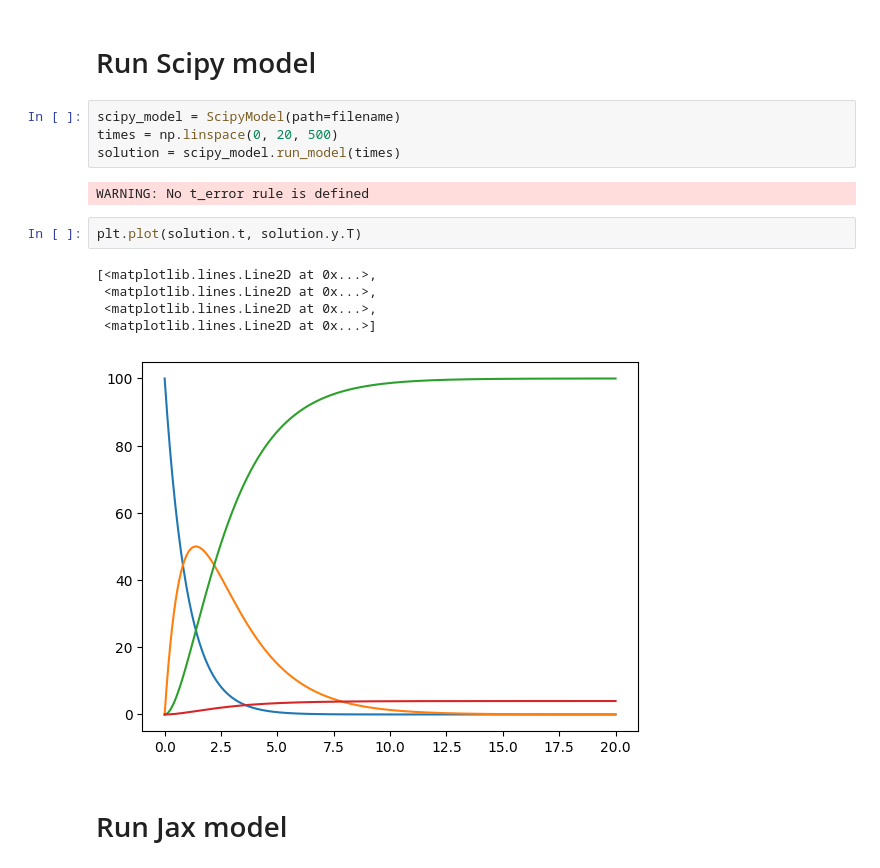
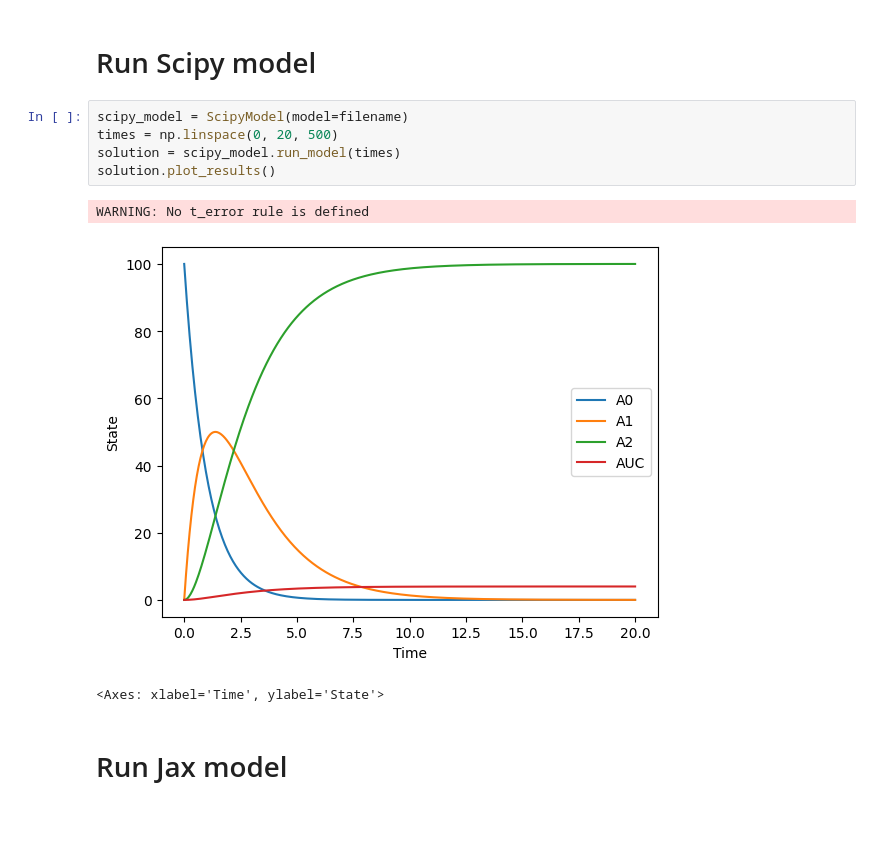
Before and after one commit to USEPA/PyMCSimMod, a Jupyter notebook: docs/notebooks/pk.ipynb, the cells around one changed output. Drawn from its saved outputs; the diff is of its cells as text; blank space fills up the shorter version.

Commit message:
Update API to use standardized ComputedModel object after ODE is completed

```diff
--- a/docs/notebooks/pk.ipynb
+++ b/docs/notebooks/pk.ipynb
@@ -29,19 +32,14 @@ WARNING: No t_error rule is defined
 # %% [markdown]
 # Run Scipy model
 # %%
-scipy_model = ScipyModel(path=filename)
+scipy_model = ScipyModel(model=filename)
 times = np.linspace(0, 20, 500)
 solution = scipy_model.run_model(times)
+solution.plot_results()
 # %% [output]
 WARNING: No t_error rule is defined
+[figure, added]
+<Axes: xlabel='Time', ylabel='State'>
-# %%
-plt.plot(solution.t, solution.y.T)
-# %% [output]
-[<matplotlib.lines.Line2D at 0x...>,
- <matplotlib.lines.Line2D at 0x...>,
- <matplotlib.lines.Line2D at 0x...>,
- <matplotlib.lines.Line2D at 0x...>]
-[figure, removed]
 # %% [markdown]
 # Run Jax model
 # %%
```
Also changed, not shown: parts of 3 cells of this notebook, 3 other files.
